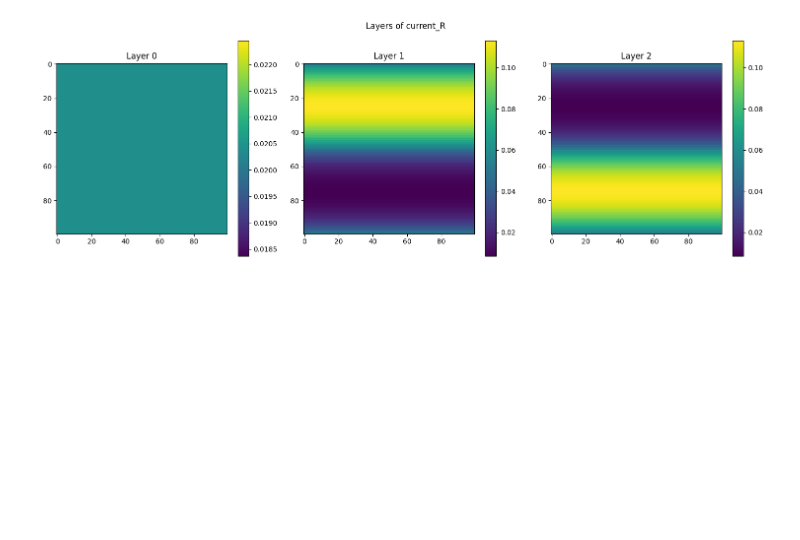
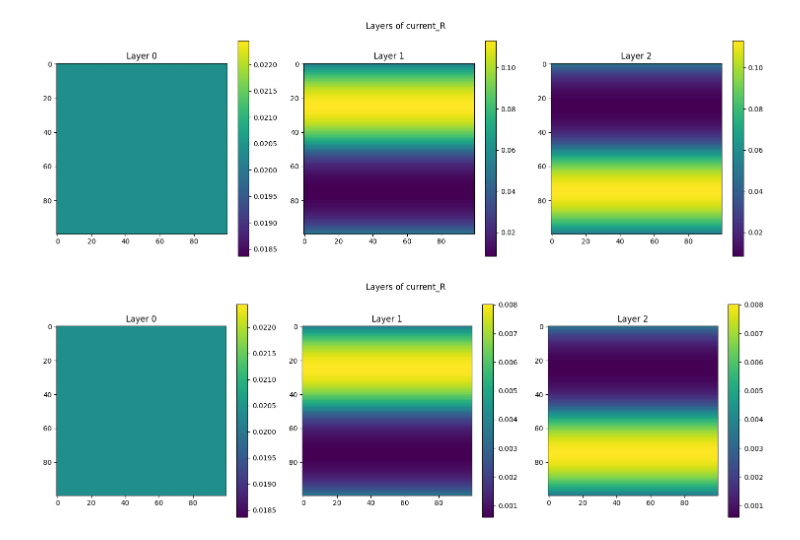
Before and after one commit to federicasibilla/Auxotrophs, a Jupyter notebook: simple_examples_sanity_checks/visualizing_examples.ipynb, the cells around one changed output. Drawn from its saved outputs; the diff is of its cells as text; code cells hidden in the pictures; blank space fills up the shorter version.

```diff
--- a/simple_examples_sanity_checks/visualizing_examples.ipynb
+++ b/simple_examples_sanity_checks/visualizing_examples.ipynb
@@ -48,3 +48,25 @@ plt.tight_layout()
 plt.show()
 # %% [output]
 [figure]
+# %%
+two_aux =  pd.read_pickle('/Users/federicasibilla/Downloads/Auxotrophs/spatial_scripts/run_F_results/0_0.2/all_data.pkl')
+# %%
+# Assuming two_aux['current_R'] is a 3D numpy array
+current_R = two_aux['current_R']
+
+# Create a figure with subplots for each layer
+fig, axes = plt.subplots(1, 3, figsize=(15, 5))  # 1 row, 3 columns
+
+for i in range(3):  # Loop through layers 0, 1, 2
+    im = axes[i].imshow(current_R[:, :, i])  # Plot the i-th layer
+    axes[i].set_title(f"Layer {i}")  # Set the title for the subplot
+    cbar = fig.colorbar(im, ax=axes[i])  # Add a colorbar to the subplot
+
+# Add a global title to the figure
+fig.suptitle("Layers of current_R")
+
+# Show the plot
+plt.tight_layout()
+plt.show()
+# %% [output]
+[figure, added]
```
Also changed, not shown: parts of 1 cell of this notebook, 5 other files.
